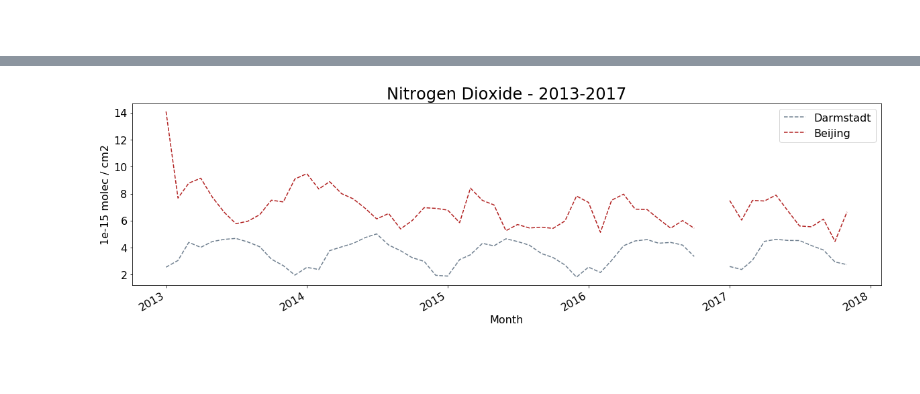
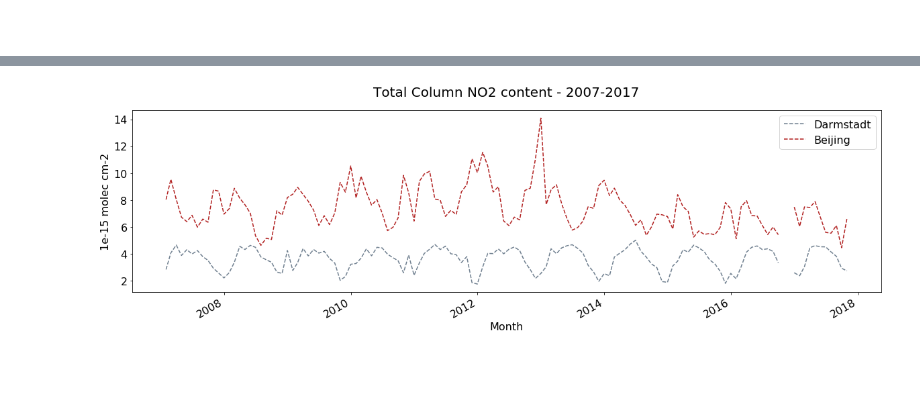
Before and after one commit to federicofierli1/LTPy_Notebooks_satellite_copernicus, a Jupyter notebook: 32_ltpy_v01_AC_SAF_L3_case_study.ipynb, the cells around one changed output, grey strips where cells are left out. Drawn from its saved outputs; the diff is of its cells as text; code cells hidden in the pictures.

```diff
--- a/32_ltpy_v01_AC_SAF_L3_case_study.ipynb
+++ b/32_ltpy_v01_AC_SAF_L3_case_study.ipynb
@@ -36,5 +42,5 @@ import cartopy.crs as ccrs
 #### Load Level 3 data products as xarray `Datasets`
 # %%
 # Build list of time coordinates with pandas
-time_coords = pd.date_range('2013-01', '2017-11', freq='MS').strftime("%Y-%m").astype('datetime64[ns]')
-time_coords_o3 = pd.date_range('2013-01', '2019-06', freq='MS').strftime("%Y-%m").astype('datetime64[ns]')
+time_coords = pd.date_range('2007-02', '2017-11', freq='MS').strftime("%Y-%m").astype('datetime64[ns]')
+time_coords
@@ -175,31 +158,33 @@ NOTE: the NO<sub>2</sub> values are shown in 1e<sup>-15</sup> molecules per cm<s
 # %%
 fig = plt.figure(figsize=(20,5))
 
 # Latitude / Longitude coordinates for Darmstadt
 city1 = 'Darmstadt'
 lat1 = 49.875
 lon1 = 8.650
 
 # Latitude / Longitude coordinates for Beijing
 city2 = 'Beijing'
 lat2 = 39.908
 lon2 = 116.397
 
-city1_total = no2_assigned.NO2total.sel(latitude=lat1, longitude=lon1, method='nearest')*1e-15
+conversion_factor = 1e-15
+
+city1_total = no2_assigned.NO2total.sel(latitude=lat1, longitude=lon1, method='nearest')*conversion_factor
 city1_total.plot.line(color='slategrey', linestyle='dashed', label=city1)
 
-city2_total = no2_assigned.NO2total.sel(latitude=lat2, longitude=lon2, method='nearest')*1e-15
+city2_total = no2_assigned.NO2total.sel(latitude=lat2, longitude=lon2, method='nearest')*conversion_factor
 city2_total.plot.line(linestyle='dashed',color='firebrick', label=city2)
 
 plt.xticks(fontsize=16)
 plt.yticks(fontsize=16)
-plt.title("Nitrogen Dioxide - 2013-2017", fontsize=24)
-plt.ylabel('1e-15 molec / cm2', fontsize=16)
+plt.title(no2_assigned.NO2total.long_name + " - 2007-2017", fontsize=20, pad=20)
+plt.ylabel(str(conversion_factor) + ' ' + no2_assigned.NO2total.units, fontsize=16)
 plt.xlabel('Month', fontsize=16)
 plt.legend(fontsize=16,loc=1)
 plt.show()
 # %% [output]
-[figure, old version]
+[figure, new version]
 # %% [markdown]
 <br>
 # %% [markdown]
```
Also changed, not shown: parts of 56 cells of this notebook, 10 other files.
